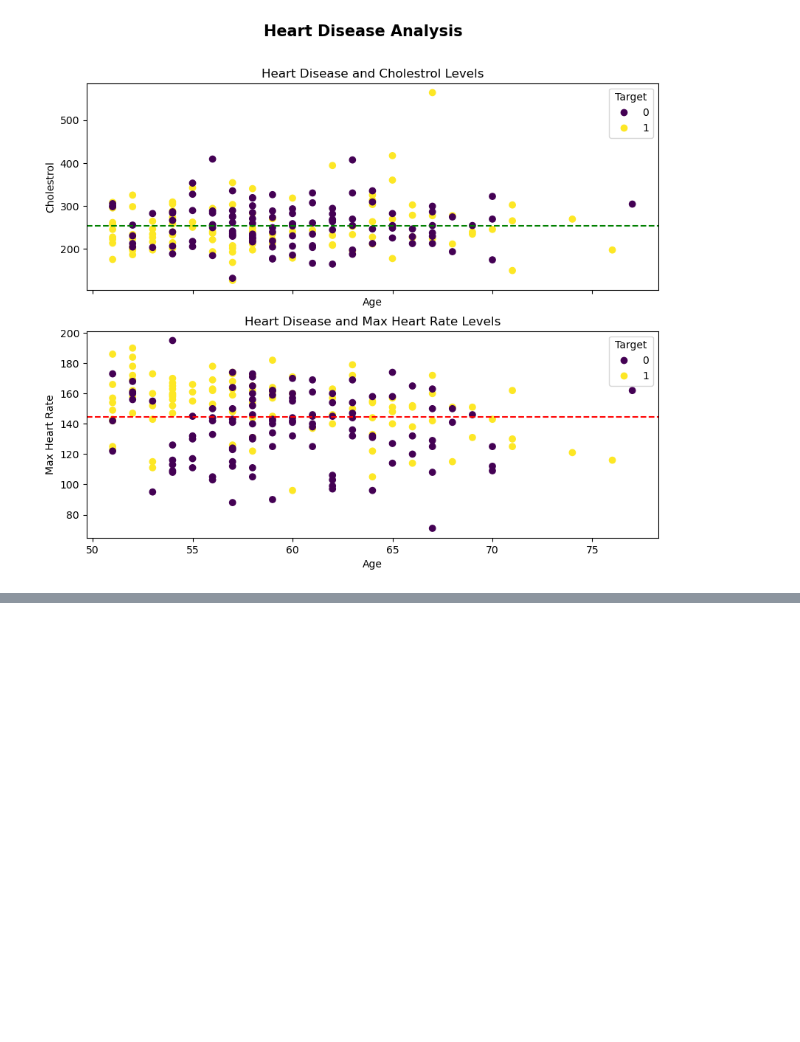
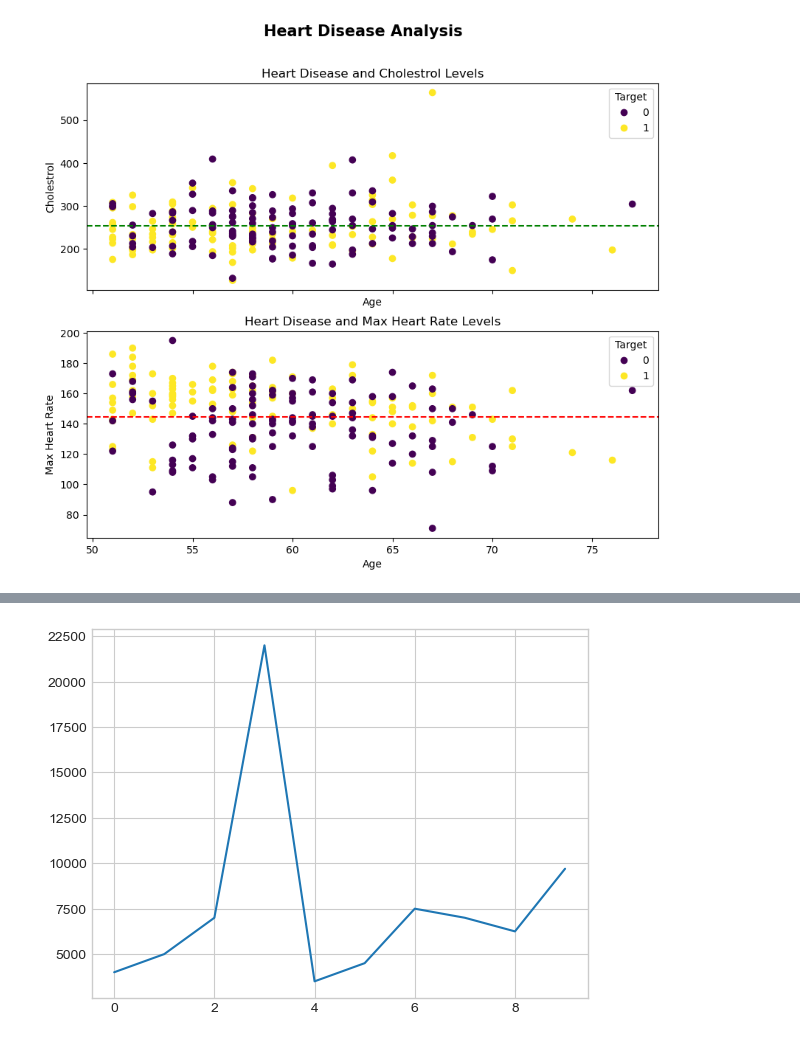
Before and after one commit to Sailaxmiveldanda/MachineLearning, a Jupyter notebook: matplotlib_ai/matplotlib_intro.ipynb, the cells around one changed output, grey strips where cells are left out. Drawn from its saved outputs; the diff is of its cells as text; code cells hidden in the pictures; blank space fills up the shorter version.

```diff
--- a/matplotlib_ai/matplotlib_intro.ipynb
+++ b/matplotlib_ai/matplotlib_intro.ipynb
@@ -568,0 +593,6 @@ Text(0.5, 0.98, 'Heart Disease Analysis')
+# %%
+plt.style.use("seaborn-v0_8-whitegrid")
+# %%
+car_sales["Price"].plot();
+# %% [output]
+[figure, added]
```
Also changed, not shown: parts of 38 cells of this notebook, 4 other files.
